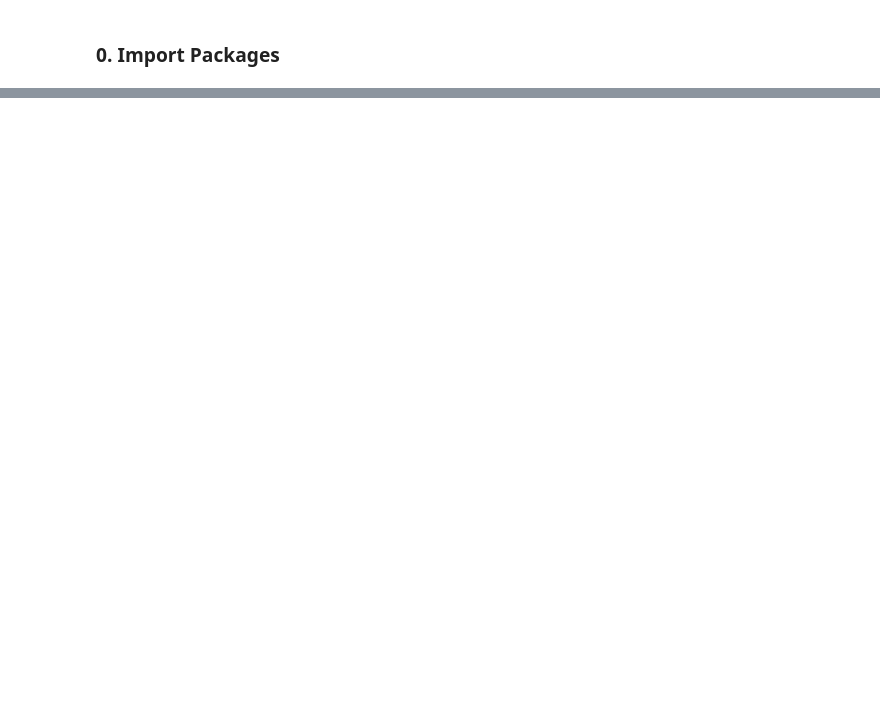
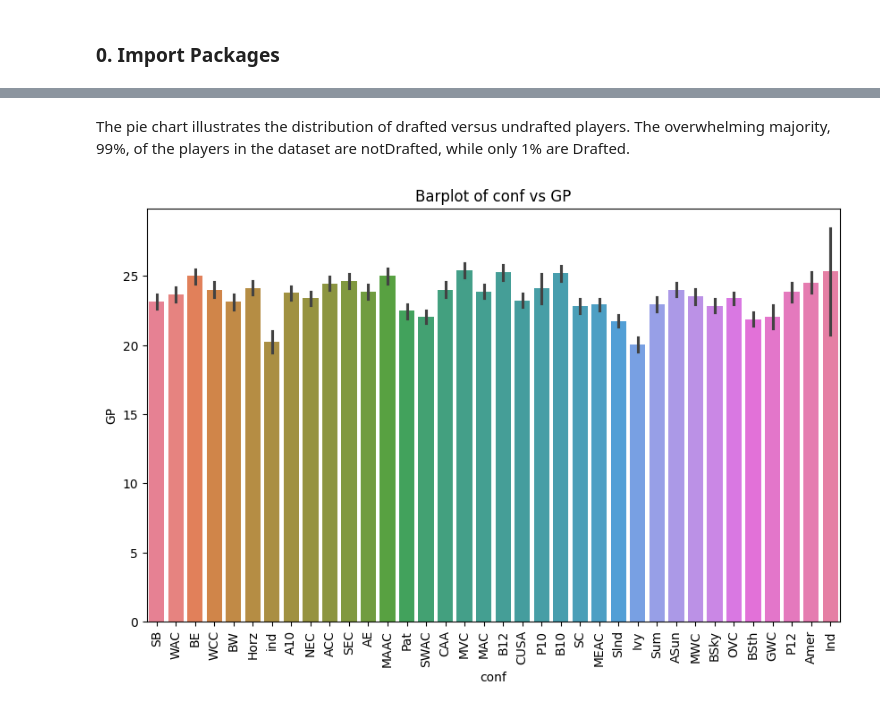
Before and after one commit to roynyne/36120AmlaAt1Group, a Jupyter notebook: notebooks/rusan_vaidya-24886400-week3-logisticregression.ipynb, the cells around one changed output, grey strips where cells are left out. Saved outputs shown, nothing was run; the diff lists cells and outputs as text; code cells hidden in the pictures; blank space fills up the shorter version.

```diff
--- a/notebooks/rusan_vaidya-24886400-week3-logisticregression.ipynb
+++ b/notebooks/rusan_vaidya-24886400-week3-logisticregression.ipynb
@@ -427,0 +65,8 @@ ROC AUC Score: 0.9829079448505501
+# %% [markdown]
+The pie chart illustrates the distribution of drafted versus undrafted players. The overwhelming majority, 99%, of the players in the dataset are notDrafted, while only 1% are Drafted.
+# %%
+# Using the categorical_plot funciton from pypi package
+categorical_plot(kind="barplot", x="conf", y="GP", df=train_df, hue="conf")
+plt.show()
+# %% [output]
+[figure, added]
```
Also changed, not shown: parts of 114 cells of this notebook, 11 other files.
